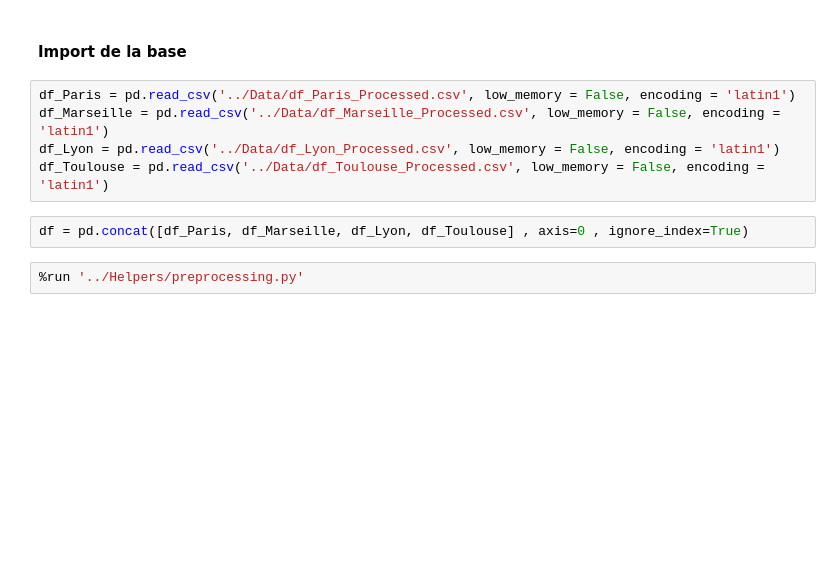
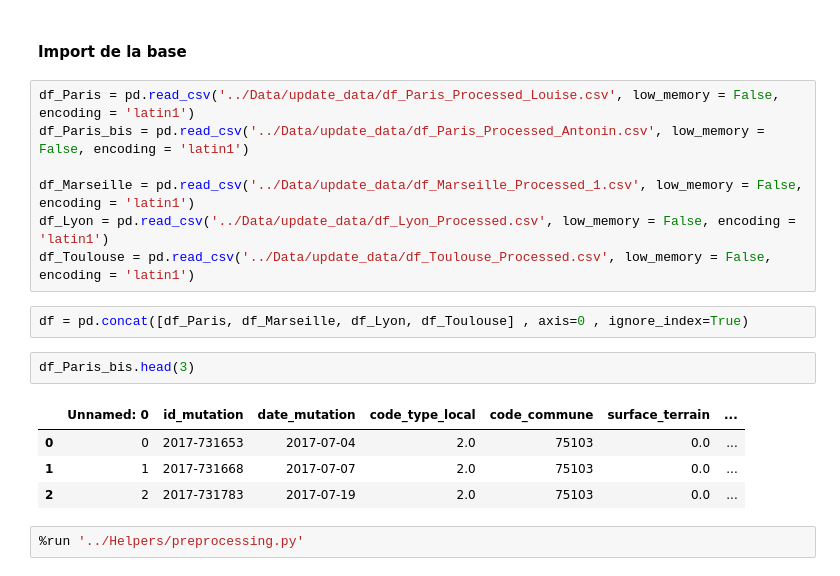
Before and after one commit to Clotilde-23/BDC, a Jupyter notebook: Notebooks/KNN-Coordonnees.ipynb, the cells around one changed output. Drawn from its saved outputs; the diff is of its cells as text; blank space fills up the shorter version.

```diff
--- a/Notebooks/KNN-Coordonnees.ipynb
+++ b/Notebooks/KNN-Coordonnees.ipynb
@@ -25,12 +25,21 @@ from sklearn.metrics import mean_absolute_percentage_error
 # %% [markdown]
 #### Import de la base
 # %%
-df_Paris = pd.read_csv('../Data/df_Paris_Processed.csv', low_memory = False, encoding = 'latin1')
-df_Marseille = pd.read_csv('../Data/df_Marseille_Processed.csv', low_memory = False, encoding = 'latin1')
-df_Lyon = pd.read_csv('../Data/df_Lyon_Processed.csv', low_memory = False, encoding = 'latin1')
-df_Toulouse = pd.read_csv('../Data/df_Toulouse_Processed.csv', low_memory = False, encoding = 'latin1')
+df_Paris = pd.read_csv('../Data/update_data/df_Paris_Processed_Louise.csv', low_memory = False, encoding = 'latin1')
+df_Paris_bis = pd.read_csv('../Data/update_data/df_Paris_Processed_Antonin.csv', low_memory = False, encoding = 'latin1')
+
+df_Marseille = pd.read_csv('../Data/update_data/df_Marseille_Processed_1.csv', low_memory = False, encoding = 'latin1')
+df_Lyon = pd.read_csv('../Data/update_data/df_Lyon_Processed.csv', low_memory = False, encoding = 'latin1')
+df_Toulouse = pd.read_csv('../Data/update_data/df_Toulouse_Processed.csv', low_memory = False, encoding = 'latin1')
 # %%
 df = pd.concat([df_Paris, df_Marseille, df_Lyon, df_Toulouse] , axis=0 , ignore_index=True)
+# %%
+df_Paris_bis.head(3)
+# %% [output]
+|  | Unnamed: 0 | id_mutation | date_mutation | code_type_local | code_commune | surface_terrain | ... |
+| 0 | 0 | 2017-731653 | 2017-07-04 | 2.0 | 75103 | 0.0 | ... |
+| 1 | 1 | 2017-731668 | 2017-07-07 | 2.0 | 75103 | 0.0 | ... |
+| 2 | 2 | 2017-731783 | 2017-07-19 | 2.0 | 75103 | 0.0 | ... |
 # %%
 %run '../Helpers/preprocessing.py'
 # %%
```
Also changed, not shown: parts of 16 cells of this notebook, 9 other files.
